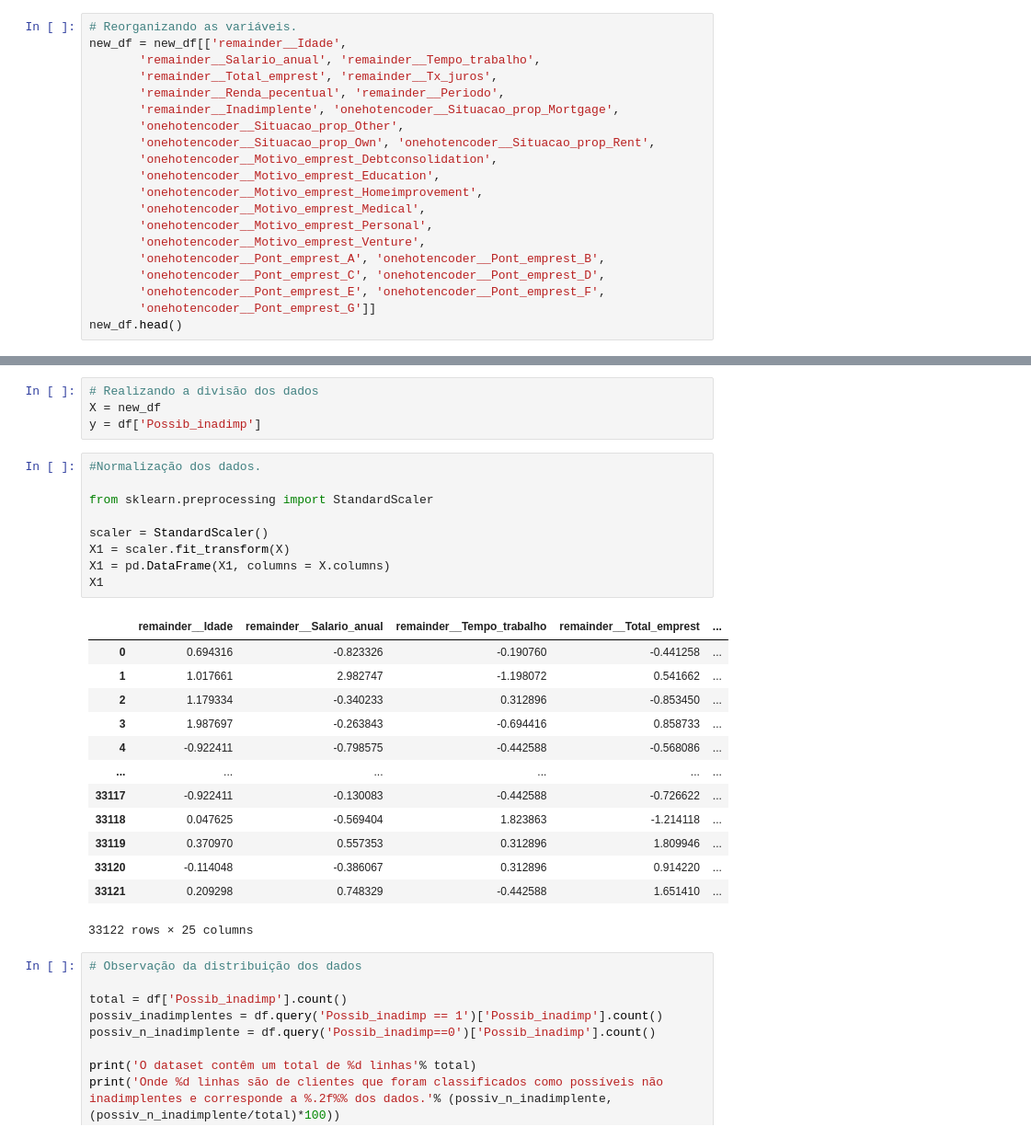
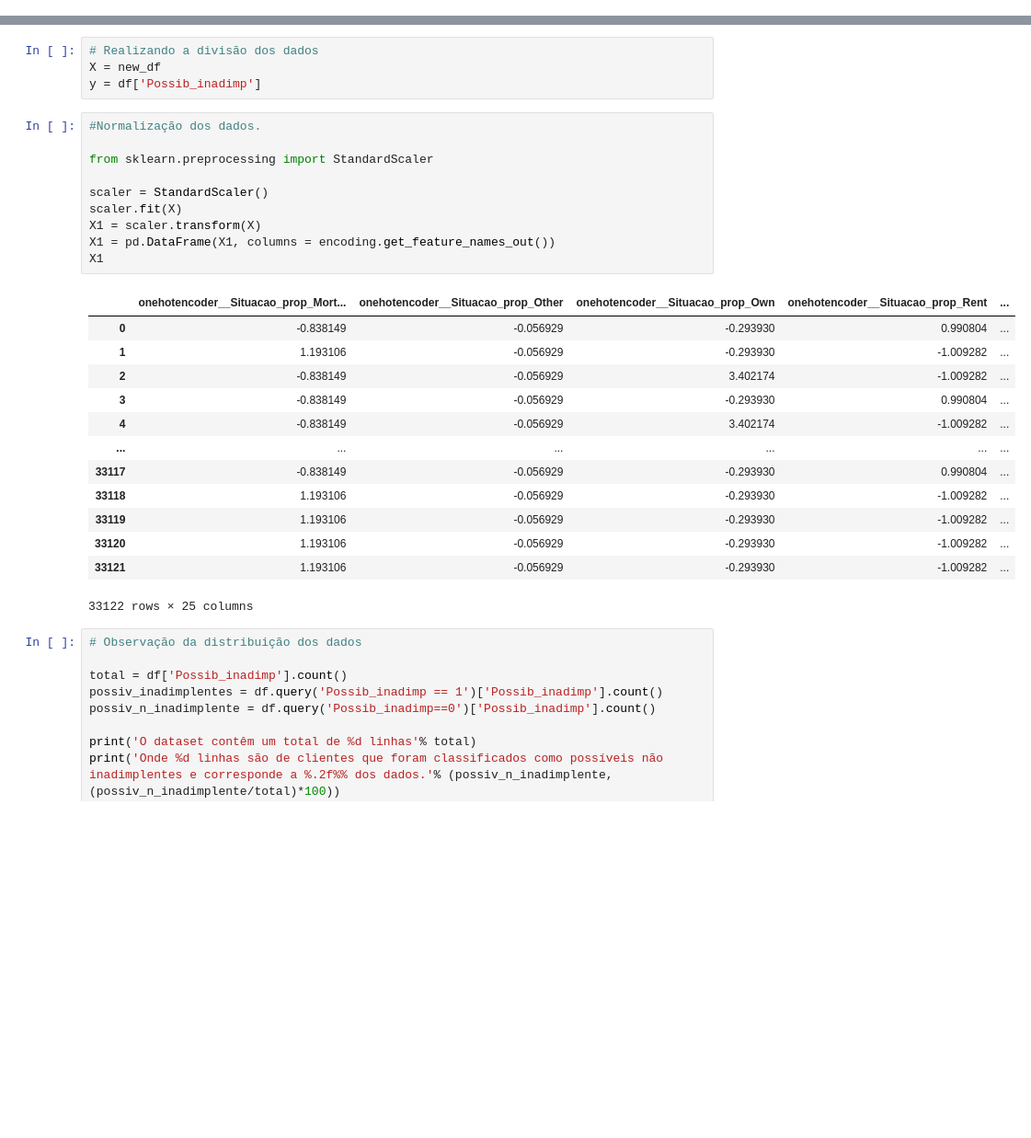
Before and after one commit to MateusSampaio1/Alura_Cash, a Jupyter notebook: Notebook/AluraCash_ML.ipynb, the cells around one changed output, grey strips where cells are left out. Shown at 92% size. Drawn from its saved outputs; the diff is of its cells as text; blank space fills up the shorter version.

```diff
--- a/Notebook/AluraCash_ML.ipynb
+++ b/Notebook/AluraCash_ML.ipynb
@@ -295,23 +297,3 @@ new_df.head()
 | 2 | 0.0 | 0.0 | 1.0 | 0.0 | ... |
 | 3 | 0.0 | 0.0 | 0.0 | 1.0 | ... |
 | 4 | 0.0 | 0.0 | 1.0 | 0.0 | ... |
-# %%
-# Reorganizando as variáveis.
-new_df = new_df[['remainder__Idade',
-       'remainder__Salario_anual', 'remainder__Tempo_trabalho',
-       'remainder__Total_emprest', 'remainder__Tx_juros',
-       'remainder__Renda_pecentual', 'remainder__Periodo',
-       'remainder__Inadimplente', 'onehotencoder__Situacao_prop_Mortgage',
-       'onehotencoder__Situacao_prop_Other',
-       'onehotencoder__Situacao_prop_Own', 'onehotencoder__Situacao_prop_Rent',
-       'onehotencoder__Motivo_emprest_Debtconsolidation',
-       'onehotencoder__Motivo_emprest_Education',
-       'onehotencoder__Motivo_emprest_Homeimprovement',
-       'onehotencoder__Motivo_emprest_Medical',
-       'onehotencoder__Motivo_emprest_Personal',
-       'onehotencoder__Motivo_emprest_Venture',
-       'onehotencoder__Pont_emprest_A', 'onehotencoder__Pont_emprest_B',
-       'onehotencoder__Pont_emprest_C', 'onehotencoder__Pont_emprest_D',
-       'onehotencoder__Pont_emprest_E', 'onehotencoder__Pont_emprest_F',
-       'onehotencoder__Pont_emprest_G']]
-new_df.head()
@@ -331,25 +306,26 @@ y = df['Possib_inadimp']
 # %%
 #Normalização dos dados.
 
 from sklearn.preprocessing import StandardScaler
 
 scaler = StandardScaler()
-X1 = scaler.fit_transform(X)
-X1 = pd.DataFrame(X1, columns = X.columns)
+scaler.fit(X)
+X1 = scaler.transform(X)
+X1 = pd.DataFrame(X1, columns = encoding.get_feature_names_out())
 X1
 # %% [output]
-|  | remainder__Idade | remainder__Salario_anual | remainder__Tempo_trabalho | remainder__Total_emprest | ... |
-| 0 | 0.694316 | -0.823326 | -0.190760 | -0.441258 | ... |
-| 1 | 1.017661 | 2.982747 | -1.198072 | 0.541662 | ... |
-| 2 | 1.179334 | -0.340233 | 0.312896 | -0.853450 | ... |
-| 3 | 1.987697 | -0.263843 | -0.694416 | 0.858733 | ... |
-| 4 | -0.922411 | -0.798575 | -0.442588 | -0.568086 | ... |
+|  | onehotencoder__Situacao_prop_Mort... | onehotencoder__Situacao_prop_Other | onehotencoder__Situacao_prop_Own | onehotencoder__Situacao_prop_Rent | ... |
+| 0 | -0.838149 | -0.056929 | -0.293930 | 0.990804 | ... |
+| 1 | 1.193106 | -0.056929 | -0.293930 | -1.009282 | ... |
+| 2 | -0.838149 | -0.056929 | 3.402174 | -1.009282 | ... |
+| 3 | -0.838149 | -0.056929 | -0.293930 | 0.990804 | ... |
+| 4 | -0.838149 | -0.056929 | 3.402174 | -1.009282 | ... |
 | ... | ... | ... | ... | ... | ... |
-| 33117 | -0.922411 | -0.130083 | -0.442588 | -0.726622 | ... |
-| 33118 | 0.047625 | -0.569404 | 1.823863 | -1.214118 | ... |
-| 33119 | 0.370970 | 0.557353 | 0.312896 | 1.809946 | ... |
-| 33120 | -0.114048 | -0.386067 | 0.312896 | 0.914220 | ... |
-| 33121 | 0.209298 | 0.748329 | -0.442588 | 1.651410 | ... |
+| 33117 | -0.838149 | -0.056929 | -0.293930 | 0.990804 | ... |
+| 33118 | 1.193106 | -0.056929 | -0.293930 | -1.009282 | ... |
+| 33119 | 1.193106 | -0.056929 | -0.293930 | -1.009282 | ... |
+| 33120 | 1.193106 | -0.056929 | -0.293930 | -1.009282 | ... |
+| 33121 | 1.193106 | -0.056929 | -0.293930 | -1.009282 | ... |
 33122 rows × 25 columns
 # %%
 # Observação da distribuição dos dados
```
Also changed, not shown: parts of 16 cells of this notebook, 4 other files.
